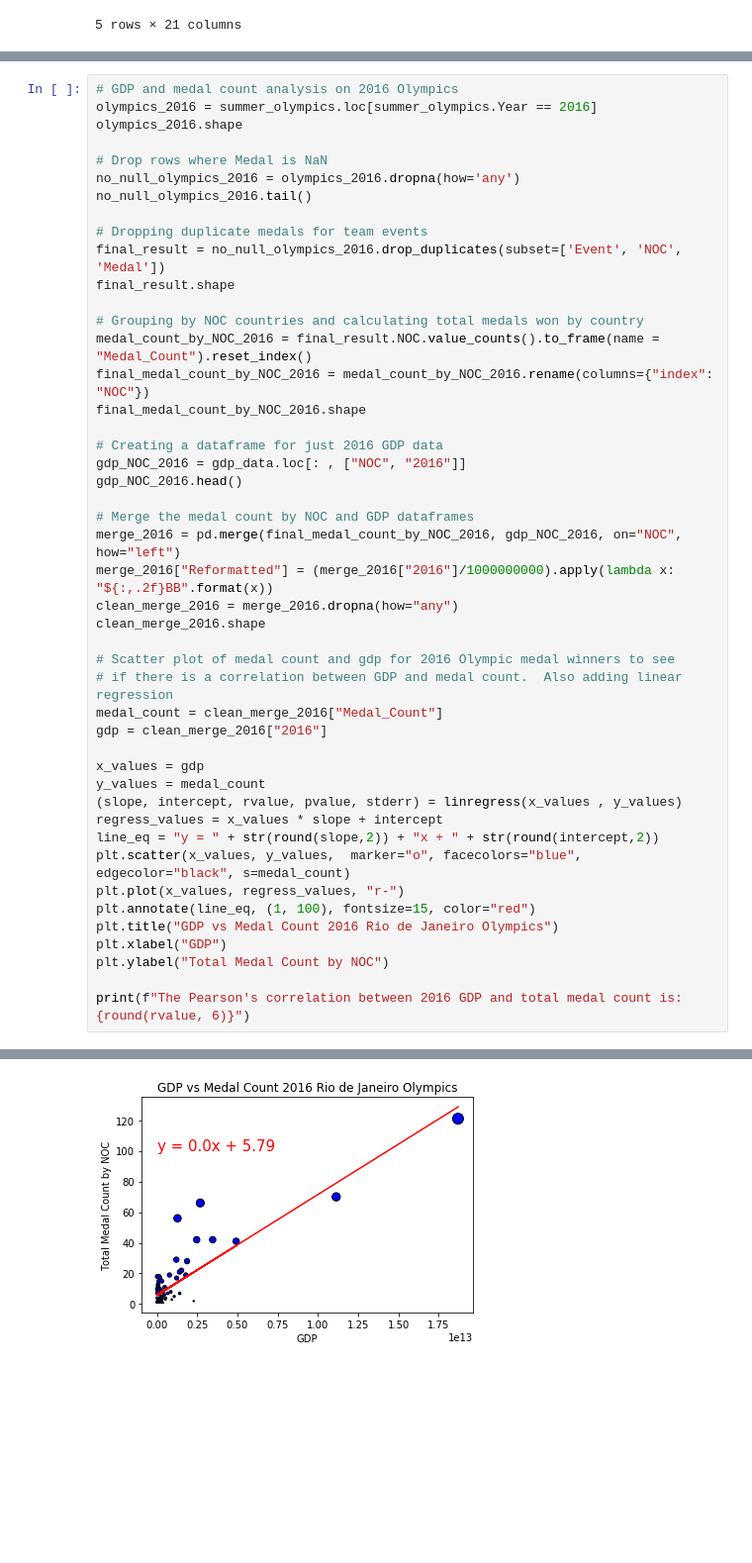
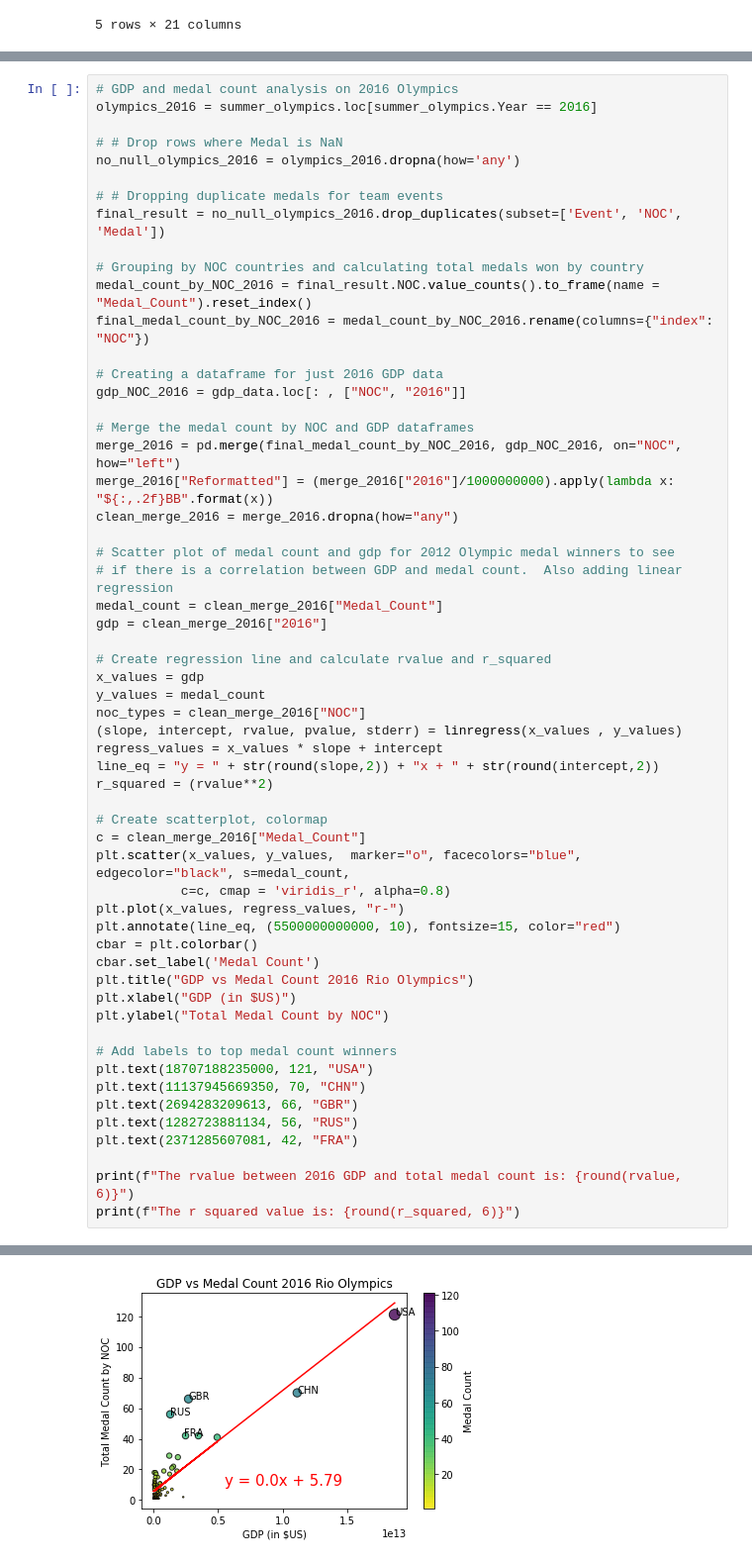
Before and after one commit to tysorensen/project1-group1, a Jupyter notebook: olympic_data_angie.ipynb, the cells around one changed output, grey strips where cells are left out. Shown at 99% size. Cells and saved outputs as stored; diff of their text form; blank space fills up the shorter version.

Commit message:
Colormap, NOC labels, r-squared completed 2000-2016

```diff
--- a/olympic_data_angie.ipynb
+++ b/olympic_data_angie.ipynb
@@ -65,47 +65,58 @@ summer_olympics.head()
 # %%
 # GDP and medal count analysis on 2016 Olympics
 olympics_2016 = summer_olympics.loc[summer_olympics.Year == 2016]
-olympics_2016.shape
 
-# Drop rows where Medal is NaN
+# # Drop rows where Medal is NaN
 no_null_olympics_2016 = olympics_2016.dropna(how='any')
-no_null_olympics_2016.tail()
 
-# Dropping duplicate medals for team events
+# # Dropping duplicate medals for team events
 final_result = no_null_olympics_2016.drop_duplicates(subset=['Event', 'NOC', 'Medal'])
-final_result.shape
 
 # Grouping by NOC countries and calculating total medals won by country
 medal_count_by_NOC_2016 = final_result.NOC.value_counts().to_frame(name = "Medal_Count").reset_index()
 final_medal_count_by_NOC_2016 = medal_count_by_NOC_2016.rename(columns={"index": "NOC"})
-final_medal_count_by_NOC_2016.shape
 
 # Creating a dataframe for just 2016 GDP data
 gdp_NOC_2016 = gdp_data.loc[: , ["NOC", "2016"]]
-gdp_NOC_2016.head()
 
 # Merge the medal count by NOC and GDP dataframes
 merge_2016 = pd.merge(final_medal_count_by_NOC_2016, gdp_NOC_2016, on="NOC", how="left")
 merge_2016["Reformatted"] = (merge_2016["2016"]/1000000000).apply(lambda x: "${:,.2f}BB".format(x))
 clean_merge_2016 = merge_2016.dropna(how="any")
-clean_merge_2016.shape
 
-# Scatter plot of medal count and gdp for 2016 Olympic medal winners to see
+# Scatter plot of medal count and gdp for 2012 Olympic medal winners to see
 # if there is a correlation between GDP and medal count.  Also adding linear regression
 medal_count = clean_merge_2016["Medal_Count"]
 gdp = clean_merge_2016["2016"]
 
+# Create regression line and calculate rvalue and r_squared
 x_values = gdp
 y_values = medal_count
+noc_types = clean_merge_2016["NOC"]
 (slope, intercept, rvalue, pvalue, stderr) = linregress(x_values , y_values)
 regress_values = x_values * slope + intercept
 line_eq = "y = " + str(round(slope,2)) + "x + " + str(round(intercept,2))
-plt.scatter(x_values, y_values,  marker="o", facecolors="blue", edgecolor="black", s=medal_count)
+r_squared = (rvalue**2)
+
+# Create scatterplot, colormap
+c = clean_merge_2016["Medal_Count"]
+plt.scatter(x_values, y_values,  marker="o", facecolors="blue", edgecolor="black", s=medal_count,
+           c=c, cmap = 'viridis_r', alpha=0.8)
 plt.plot(x_values, regress_values, "r-")
-plt.annotate(line_eq, (1, 100), fontsize=15, color="red")
-plt.title("GDP vs Medal Count 2016 Rio de Janeiro Olympics")
-plt.xlabel("GDP")
+plt.annotate(line_eq, (5500000000000, 10), fontsize=15, color="red")
+cbar = plt.colorbar()
+cbar.set_label('Medal Count')
+plt.title("GDP vs Medal Count 2016 Rio Olympics")
+plt.xlabel("GDP (in $US)")
 plt.ylabel("Total Medal Count by NOC")
 
-print(f"The Pearson's correlation between 2016 GDP and total medal count is: {round(rvalue, 6)}")
+# Add labels to top medal count winners
+plt.text(18707188235000, 121, "USA")
+plt.text(11137945669350, 70, "CHN")
+plt.text(2694283209613, 66, "GBR")
+plt.text(1282723881134, 56, "RUS")
+plt.text(2371285607081, 42, "FRA")
+
+print(f"The rvalue between 2016 GDP and total medal count is: {round(rvalue, 6)}")
+print(f"The r squared value is: {round(r_squared, 6)}")
 # %% [output]
@@ -113,4 +125,4 @@ The Pearson's correlation between 2016 GDP and total medal count is: 0.866557
-[figure, old version]
+[figure, new version]
 # %%
 # GDP and medal count analysis on 2012 Olympics
 olympics_2012 = summer_olympics.loc[summer_olympics.Year == 2012]
```
Also changed, not shown: parts of 5 cells of this notebook, 1 other file.
